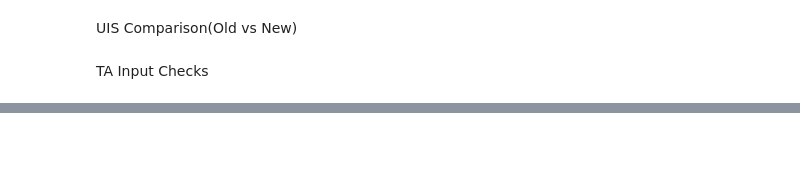
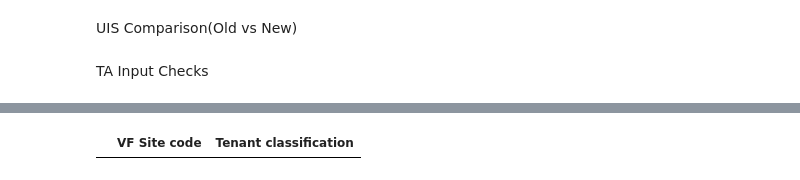
Before and after one commit to emerenan/xlsx_validation, a Jupyter notebook: pt_validations.ipynb, the cells around one changed output, grey strips where cells are left out. Drawn from its saved outputs; the diff is of its cells as text; code cells hidden in the pictures; blank space fills up the shorter version.

```diff
--- a/pt_validations.ipynb
+++ b/pt_validations.ipynb
@@ -935,0 +741,29 @@ Done.
+# %%
+import datetime as dt
+#Create dates in datetime format
+lista = []
+for i in ta['Fee Expiring Date']:
+    try:
+        if i != "":
+            lista.append(pd.to_datetime(i, format='%d/%m/%Y'))
+        else:
+            lista.append(datetime(1999, 1, 1, 0, 0, 0))
+    except:
+        lista.append(datetime(2199, 1, 1, 0, 0, 0))
+
+ta['end'] = lista
+
+ta['start'] = [pd.to_datetime(i, format='%d/%m/%Y') if i!= '' else datetime(1999, 1, 1, 0, 0, 0) for i in ta['Fee Starting Date']]
+#Create diff columns to get negative values
+ta['dt_dff'] = (ta['end'] - ta['start']).dt.days
+
+start_or_end_blank = (ta['Fee Starting Date']=='')|(ta['Fee Expiring Date']=='')|(ta['Authorisation Date']=='')
+negative_dates = (ta['dt_dff'] <= 0)
+cols = ["VF Site code", 'Authorisation Date', 'Fee Starting Date', 'Fee Expiring Date']
+ta_dates_errors = ta[start_or_end_blank|negative_dates][cols]
+ta_dates_errors
+# %%
+df_class_error= ta[(ta['Tenant classification']=='')|~(ta['Tenant classification'].isin(['MNO','OTMO']))][["VF Site code", 'Tenant classification']]
+df_class_error
+# %% [output]
+|  | VF Site code | Tenant classification |
```
Also changed, not shown: parts of 8 cells of this notebook.
